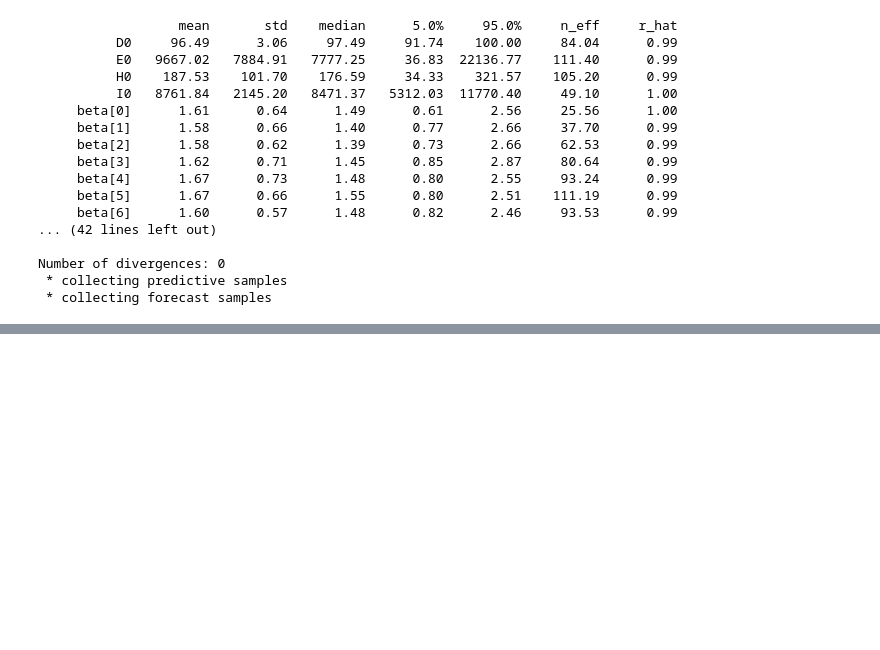
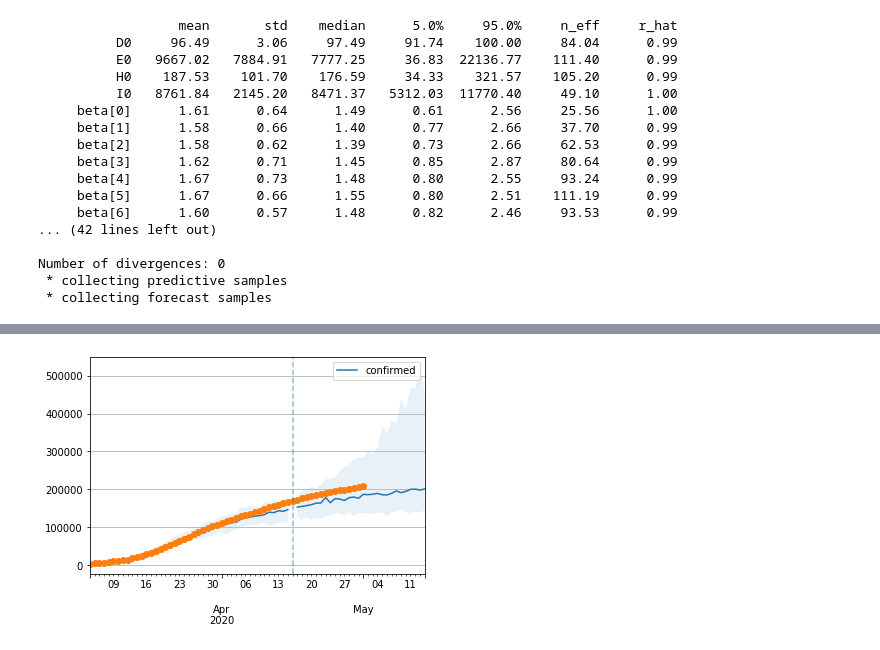
Before and after one commit to dsheldon/covid, a Jupyter notebook: scripts/Validation.ipynb, the cells around one changed output, grey strips where cells are left out. Cells and saved outputs as stored; diff of their text form; code cells hidden in the pictures; blank space fills up the shorter version.

```diff
--- a/scripts/Validation.ipynb
+++ b/scripts/Validation.ipynb
@@ -73,0 +89,14 @@ TypeError: getattr(): attribute name must be string
+# %%
+data = util.load_world_data()
+model = covid.models.SEIRD.SEIRD()
+
+model.plot_forecast('y',
+                    post_pred_samples,
+                    forecast_samples,
+                    start,
+                    T_future=7*4,
+                    obs=confirmed)
+
+plt.show()
+# %% [output]
+[figure, added]
```
Also changed, not shown: parts of 6 cells of this notebook, 4 other files.
